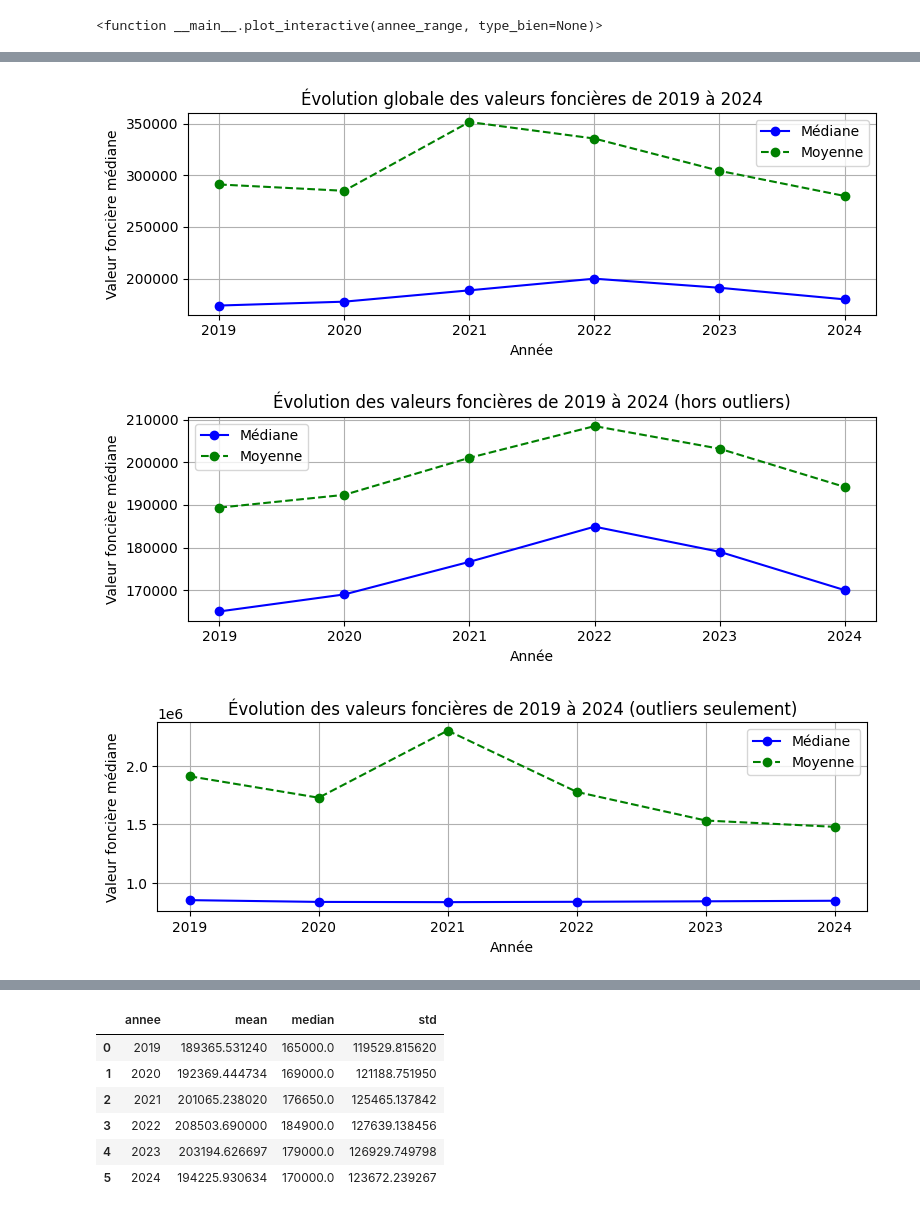
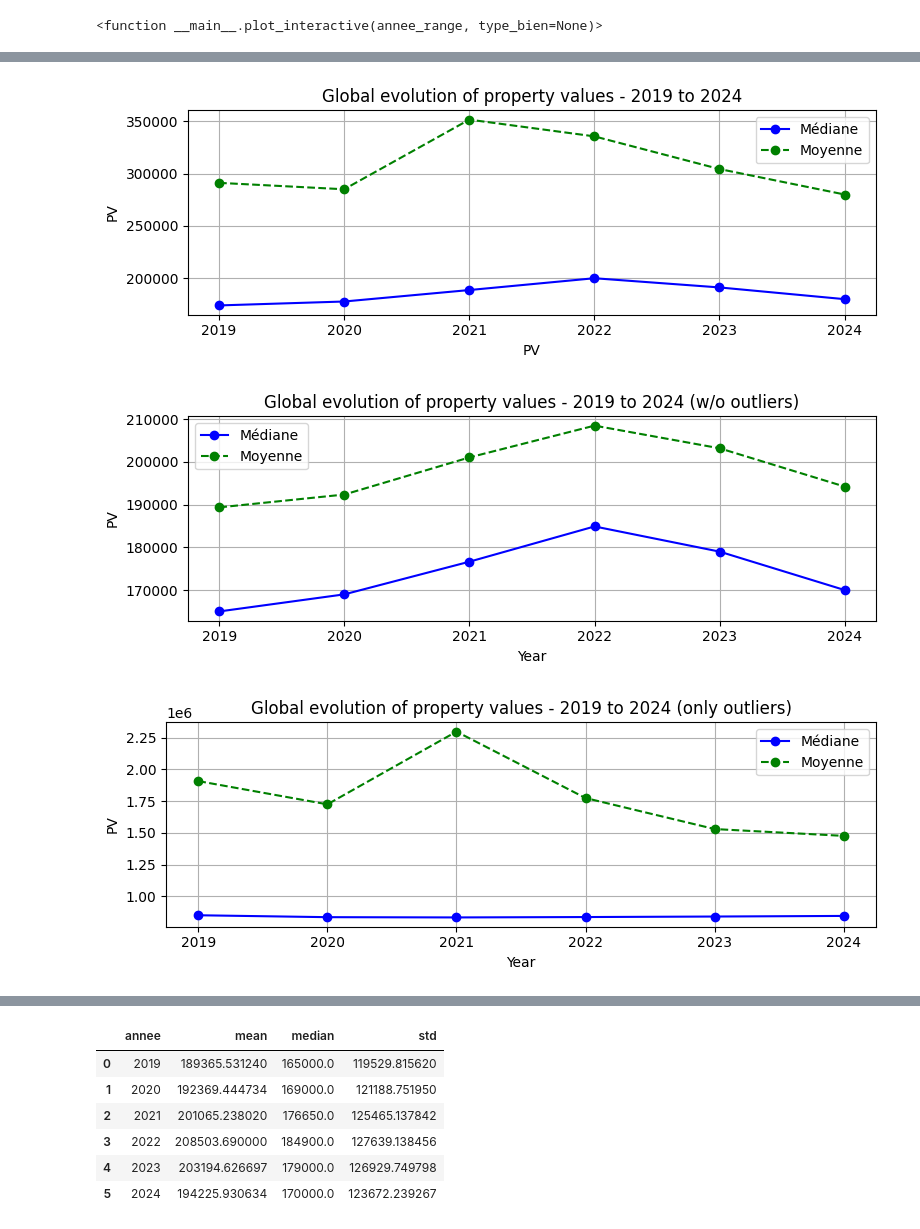
Before and after one commit to Kal3idoscope/Land-data-analysis-French-market, a Jupyter notebook: trends_forecast__.ipynb, the cells around one changed output, grey strips where cells are left out. Saved outputs shown, nothing was run; the diff lists cells and outputs as text; code cells hidden in the pictures.

```diff
--- a/trends_forecast__.ipynb
+++ b/trends_forecast__.ipynb
@@ -262,6 +253,5 @@ Nous avons ci-dessous plusieurs graphiques qui tracent l'evolution de la médian
 # %%
-# Calcul de la médiane et de la moyenne par année
-#outliers incllus
+#with outliers
 median_peryear = df_clean.groupby('annee')['Valeur fonciere'].median().reset_index()
 mean_peryear = df_clean.groupby('annee')['Valeur fonciere'].mean().reset_index()
 def plot_evolution_all():
@@ -269,9 +259,9 @@ def plot_evolution_all():
     plt.plot(median_peryear['annee'], median_peryear['Valeur fonciere'], marker='o', label='Médiane', color='blue')
     plt.plot(mean_peryear['annee'], mean_peryear['Valeur fonciere'], marker='o', label='Moyenne', color='green', linestyle='--')
 
-    plt.title('Évolution globale des valeurs foncières de 2019 à 2024')
-    plt.xlabel('Année')
-    plt.ylabel('Valeur foncière médiane')
+    plt.title('Global evolution of property values - 2019 to 2024')
+    plt.xlabel('PV')
+    plt.ylabel('PV')
     plt.legend()
     plt.grid(True)
     plt.tight_layout()
@@ -279,42 +269,42 @@ def plot_evolution_all():
 
 plot_evolution_all()
 
-#sans outliers
+#wo outliers
 median_nonoutliers=non_outliers.groupby('annee')['Valeur fonciere'].median().reset_index()
 mean_nonoutliers=non_outliers.groupby('annee')['Valeur fonciere'].mean().reset_index()
 
 def plot_evolution_nonoutliers():
     plt.figure(figsize=(8, 3))
     plt.plot(median_nonoutliers['annee'], median_nonoutliers['Valeur fonciere'], marker='o', label='Médiane', color='blue')
     plt.plot(mean_nonoutliers['annee'], mean_nonoutliers['Valeur fonciere'], marker='o', label='Moyenne', color='green', linestyle='--')
 
-    plt.title('Évolution des valeurs foncières de 2019 à 2024 (hors outliers)')
-    plt.xlabel('Année')
-    plt.ylabel('Valeur foncière médiane')
+    plt.title('Global evolution of property values - 2019 to 2024 (w/o outliers)')
+    plt.xlabel('Year')
+    plt.ylabel('PV')
     plt.legend()
     plt.grid(True)
     plt.tight_layout()
     plt.show()
 plot_evolution_nonoutliers()
 
 median_outliers=outliers.groupby('annee')['Valeur fonciere'].median().reset_index()
 mean_outliers=outliers.groupby('annee')['Valeur fonciere'].mean().reset_index()
 
-#seulement les outliers
+#only outliers
 def plot_evolution_outliers():
     plt.figure(figsize=(8, 3))
     plt.plot(median_outliers['annee'], median_outliers['Valeur fonciere'], marker='o', label='Médiane', color='blue')
     plt.plot(mean_outliers['annee'], mean_outliers['Valeur fonciere'], marker='o', label='Moyenne', color='green', linestyle='--')
 
-    plt.title('Évolution des valeurs foncières de 2019 à 2024 (outliers seulement)')
-    plt.xlabel('Année')
-    plt.ylabel('Valeur foncière médiane')
+    plt.title('Global evolution of property values - 2019 to 2024 (only outliers)')
+    plt.xlabel('Year')
+    plt.ylabel('PV')
     plt.legend()
     plt.grid(True)
     plt.tight_layout()
     plt.show()
 plot_evolution_outliers()
 # %% [output]
-[figure, old version]
+[figure, new version]
-[figure, old version]
+[figure, new version]
-[figure, old version]
+[figure, new version]
```
Also changed, not shown: parts of 70 cells of this notebook.
